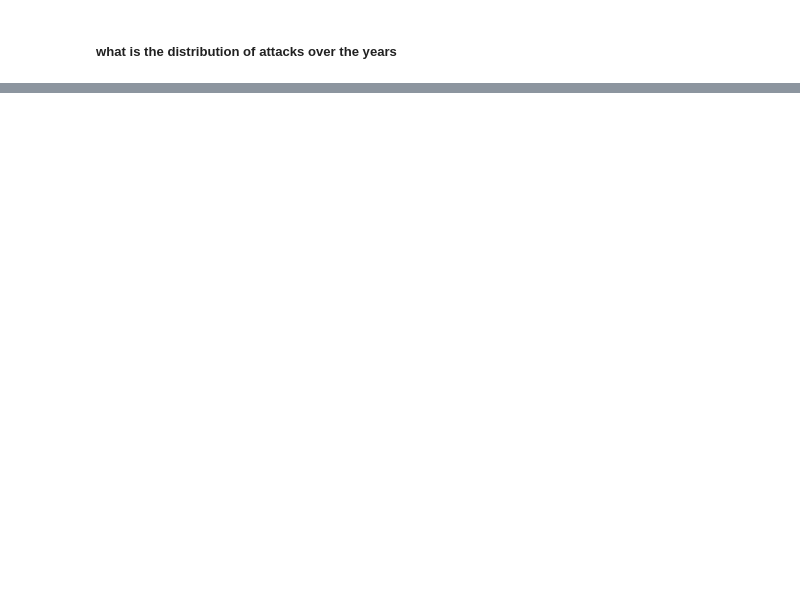
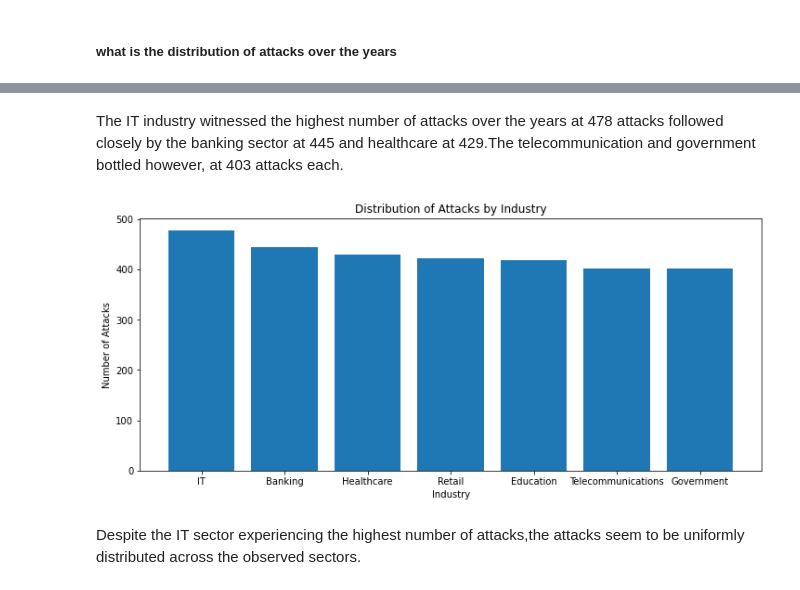
Before and after one commit to ochiengstephen254/cyber_threat_analysis, a Jupyter notebook: Cyber_Threat_Analysis.ipynb, the cells around one changed output, grey strips where cells are left out. Cells and saved outputs as stored; diff of their text form; code cells hidden in the pictures; blank space fills up the shorter version.

```diff
--- a/Cyber_Threat_Analysis.ipynb
+++ b/Cyber_Threat_Analysis.ipynb
@@ -130,0 +125,4 @@ fig.show()
+# %%
+#create a histogram for the target industries
+Target_Industries=df["Target Industry"].value_counts()
+Target_Industries
@@ -130,0 +138,15 @@ fig.show()
+# %% [markdown]
+The IT industry witnessed the highest number of attacks over the years at 478 attacks followed closely by the banking sector at 445 and healthcare at 429.The telecommunication and government bottled however, at  403 attacks each.
+# %%
+#Plot showing the distribution of attacks over the years
+fig, ax = plt.subplots(figsize=(12, 5))
+ax.bar(Target_Industries.index, Target_Industries.values)
+# Adding the  labels and title
+ax.set_xlabel("Industry")
+ax.set_ylabel("Number of Attacks")
+ax.set_title("Distribution of Attacks by Industry")
+plt.show()
+# %% [output]
+[figure, added]
+# %% [markdown]
+Despite the IT sector experiencing the highest number of attacks,the attacks seem to be uniformly distributed across the observed sectors.
```
Also changed, not shown: parts of 24 cells of this notebook.
